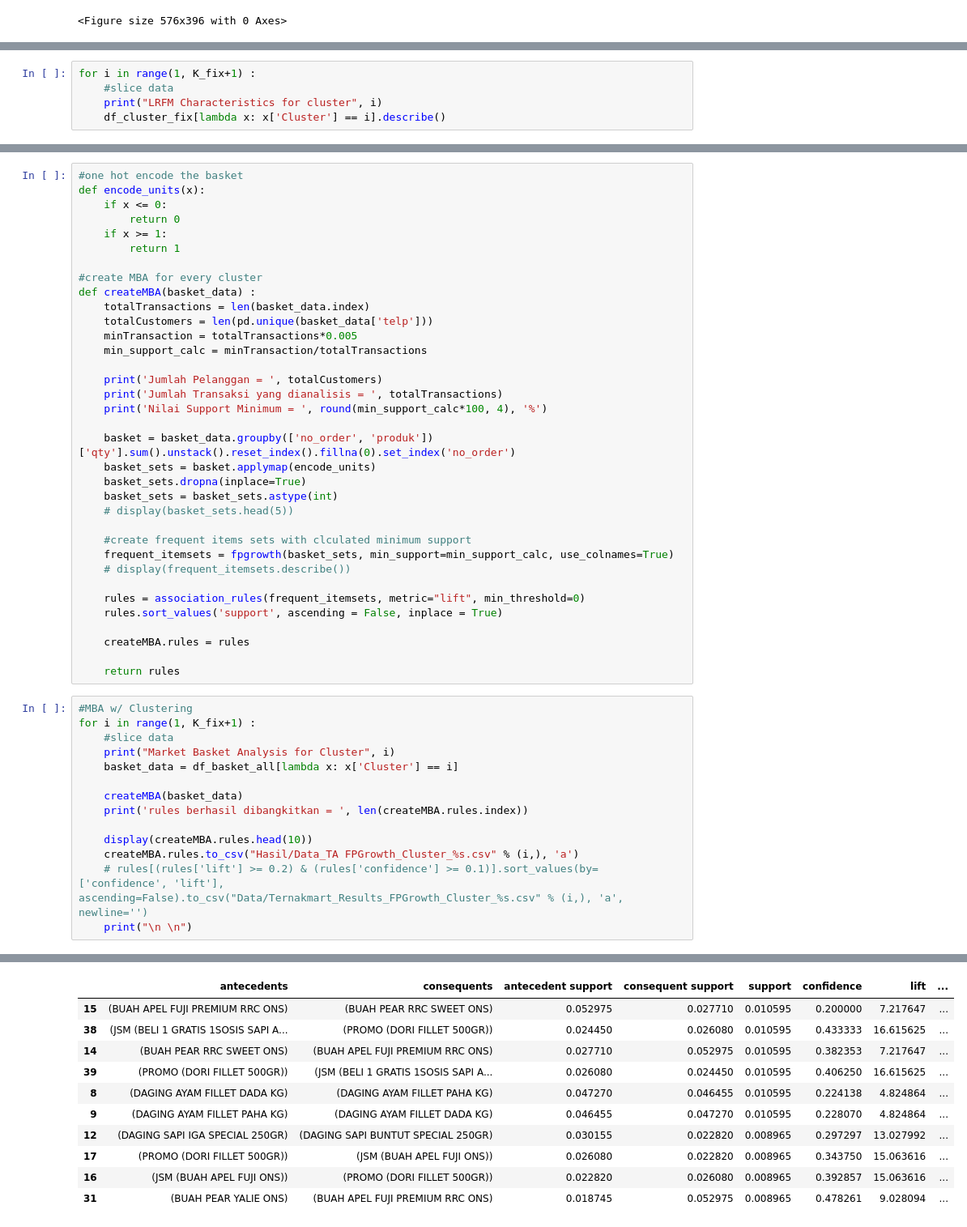
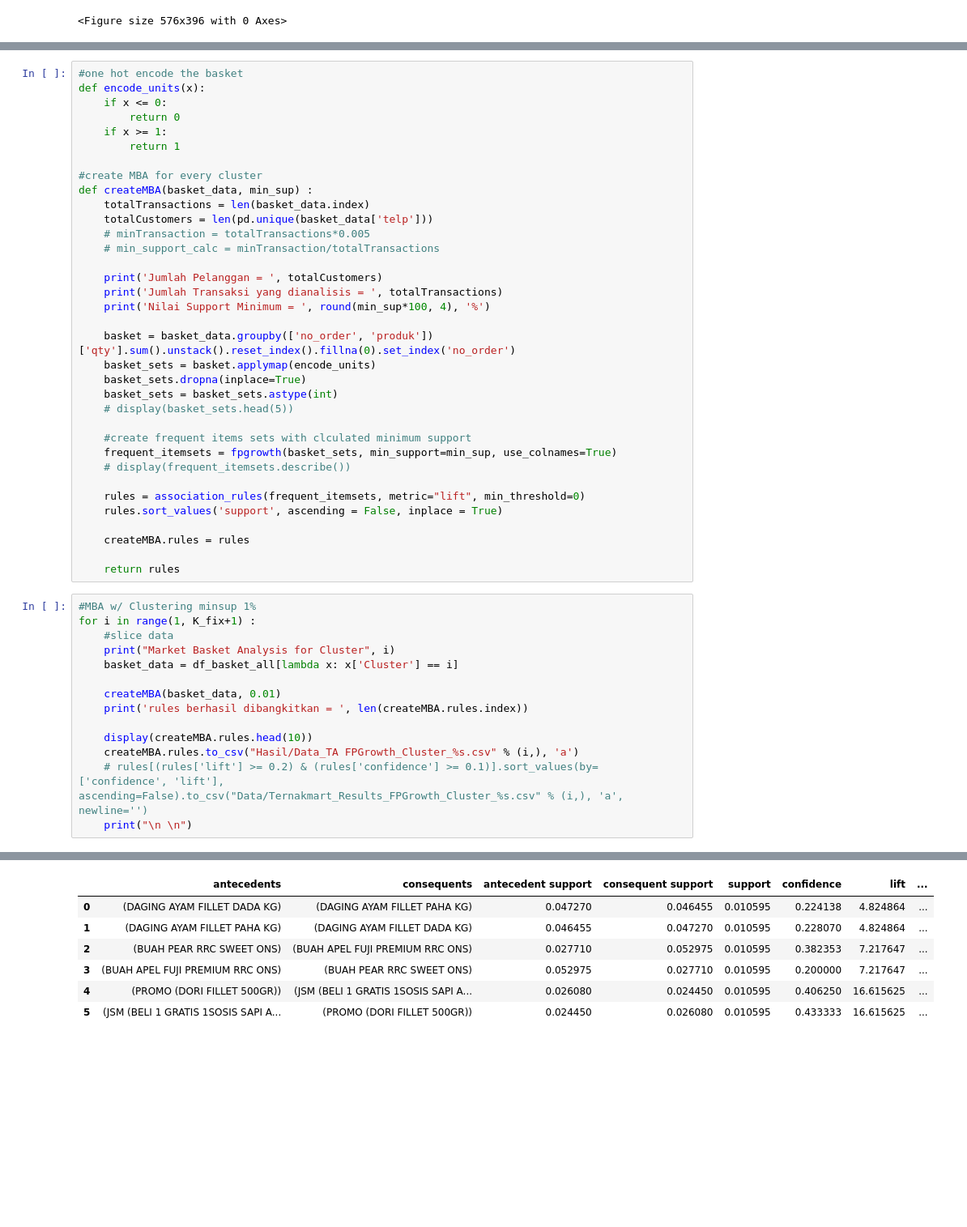
Before and after one commit to hammamnash/LRFM-Kmeans-Clustering, a Jupyter notebook: TA Hammam Clustering.ipynb, the cells around one changed output, grey strips where cells are left out. Shown at 81% size. Saved outputs shown, nothing was run; the diff lists cells and outputs as text; blank space fills up the shorter version.

```diff
--- a/TA Hammam Clustering.ipynb
+++ b/TA Hammam Clustering.ipynb
@@ -751,5 +766,0 @@ df_cluster_fix.reset_index().groupby(['Cluster']).agg({'telp':'count'})
-# %%
-for i in range(1, K_fix+1) :
-    #slice data
-    print("LRFM Characteristics for cluster", i)
-    df_cluster_fix[lambda x: x['Cluster'] == i].describe()
@@ -872,15 +886,15 @@ def encode_units(x):
         return 1
 
 #create MBA for every cluster
-def createMBA(basket_data) :
+def createMBA(basket_data, min_sup) :
     totalTransactions = len(basket_data.index)
     totalCustomers = len(pd.unique(basket_data['telp']))
-    minTransaction = totalTransactions*0.005
-    min_support_calc = minTransaction/totalTransactions
+    # minTransaction = totalTransactions*0.005
+    # min_support_calc = minTransaction/totalTransactions
 
     print('Jumlah Pelanggan = ', totalCustomers)
     print('Jumlah Transaksi yang dianalisis = ', totalTransactions)
-    print('Nilai Support Minimum = ', round(min_support_calc*100, 4), '%')
+    print('Nilai Support Minimum = ', round(min_sup*100, 4), '%')
 
     basket = basket_data.groupby(['no_order', 'produk'])['qty'].sum().unstack().reset_index().fillna(0).set_index('no_order')
     basket_sets = basket.applymap(encode_units)
@@ -889,7 +903,7 @@ def createMBA(basket_data) :
     # display(basket_sets.head(5))
 
     #create frequent items sets with clculated minimum support
-    frequent_itemsets = fpgrowth(basket_sets, min_support=min_support_calc, use_colnames=True)
+    frequent_itemsets = fpgrowth(basket_sets, min_support=min_sup, use_colnames=True)
     # display(frequent_itemsets.describe())
 
     rules = association_rules(frequent_itemsets, metric="lift", min_threshold=0)
@@ -899,13 +913,13 @@ def createMBA(basket_data) :
 
     return rules
 # %%
-#MBA w/ Clustering
+#MBA w/ Clustering minsup 1%
 for i in range(1, K_fix+1) :
     #slice data
     print("Market Basket Analysis for Cluster", i)
     basket_data = df_basket_all[lambda x: x['Cluster'] == i]
 
-    createMBA(basket_data)
+    createMBA(basket_data, 0.01)
     print('rules berhasil dibangkitkan = ', len(createMBA.rules.index))
 
     display(createMBA.rules.head(10))
@@ -937,14 +951,10 @@ rules berhasil dibangkitkan =  46
 |  | antecedents | consequents | antecedent support | consequent support | support | confidence | lift | ... |
-| 15 | (BUAH APEL FUJI PREMIUM RRC ONS) | (BUAH PEAR RRC SWEET ONS) | 0.052975 | 0.027710 | 0.010595 | 0.200000 | 7.217647 | ... |
-| 38 | (JSM (BELI 1 GRATIS 1SOSIS SAPI A... | (PROMO (DORI FILLET 500GR)) | 0.024450 | 0.026080 | 0.010595 | 0.433333 | 16.615625 | ... |
-| 14 | (BUAH PEAR RRC SWEET ONS) | (BUAH APEL FUJI PREMIUM RRC ONS) | 0.027710 | 0.052975 | 0.010595 | 0.382353 | 7.217647 | ... |
-| 39 | (PROMO (DORI FILLET 500GR)) | (JSM (BELI 1 GRATIS 1SOSIS SAPI A... | 0.026080 | 0.024450 | 0.010595 | 0.406250 | 16.615625 | ... |
-| 8 | (DAGING AYAM FILLET DADA KG) | (DAGING AYAM FILLET PAHA KG) | 0.047270 | 0.046455 | 0.010595 | 0.224138 | 4.824864 | ... |
-| 9 | (DAGING AYAM FILLET PAHA KG) | (DAGING AYAM FILLET DADA KG) | 0.046455 | 0.047270 | 0.010595 | 0.228070 | 4.824864 | ... |
-| 12 | (DAGING SAPI IGA SPECIAL 250GR) | (DAGING SAPI BUNTUT SPECIAL 250GR) | 0.030155 | 0.022820 | 0.008965 | 0.297297 | 13.027992 | ... |
-| 17 | (PROMO (DORI FILLET 500GR)) | (JSM (BUAH APEL FUJI ONS)) | 0.026080 | 0.022820 | 0.008965 | 0.343750 | 15.063616 | ... |
-| 16 | (JSM (BUAH APEL FUJI ONS)) | (PROMO (DORI FILLET 500GR)) | 0.022820 | 0.026080 | 0.008965 | 0.392857 | 15.063616 | ... |
-| 31 | (BUAH PEAR YALIE ONS) | (BUAH APEL FUJI PREMIUM RRC ONS) | 0.018745 | 0.052975 | 0.008965 | 0.478261 | 9.028094 | ... |
+| 0 | (DAGING AYAM FILLET DADA KG) | (DAGING AYAM FILLET PAHA KG) | 0.047270 | 0.046455 | 0.010595 | 0.224138 | 4.824864 | ... |
+| 1 | (DAGING AYAM FILLET PAHA KG) | (DAGING AYAM FILLET DADA KG) | 0.046455 | 0.047270 | 0.010595 | 0.228070 | 4.824864 | ... |
+| 2 | (BUAH PEAR RRC SWEET ONS) | (BUAH APEL FUJI PREMIUM RRC ONS) | 0.027710 | 0.052975 | 0.010595 | 0.382353 | 7.217647 | ... |
+| 3 | (BUAH APEL FUJI PREMIUM RRC ONS) | (BUAH PEAR RRC SWEET ONS) | 0.052975 | 0.027710 | 0.010595 | 0.200000 | 7.217647 | ... |
+| 4 | (PROMO (DORI FILLET 500GR)) | (JSM (BELI 1 GRATIS 1SOSIS SAPI A... | 0.026080 | 0.024450 | 0.010595 | 0.406250 | 16.615625 | ... |
+| 5 | (JSM (BELI 1 GRATIS 1SOSIS SAPI A... | (PROMO (DORI FILLET 500GR)) | 0.024450 | 0.026080 | 0.010595 | 0.433333 | 16.615625 | ... |
 Market Basket Analysis for Cluster 3
 Jumlah Pelanggan =  341
 Jumlah Transaksi yang dianalisis =  1447
```
Also changed, not shown: parts of 15 cells of this notebook, 10 other files.
